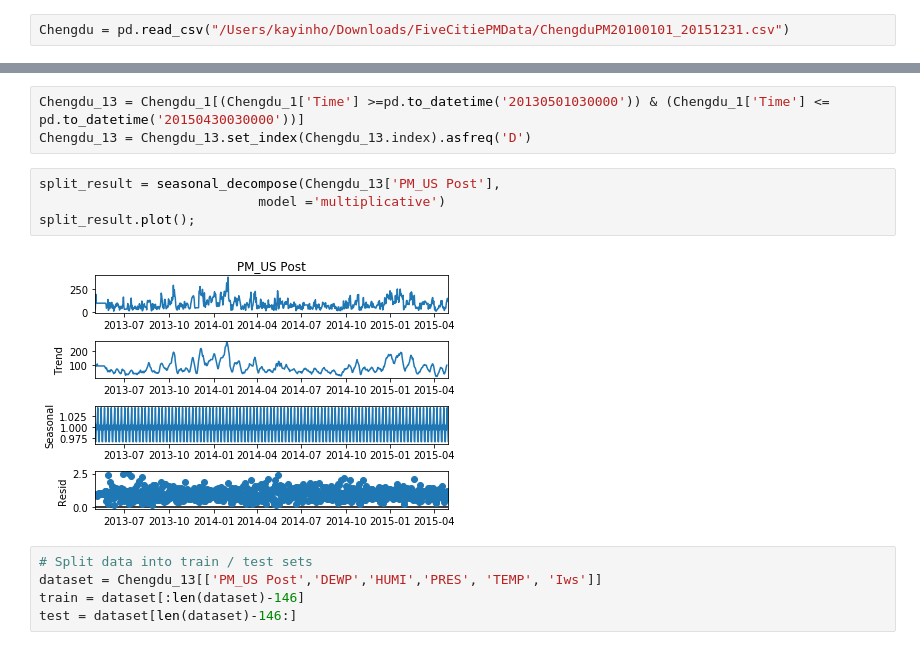
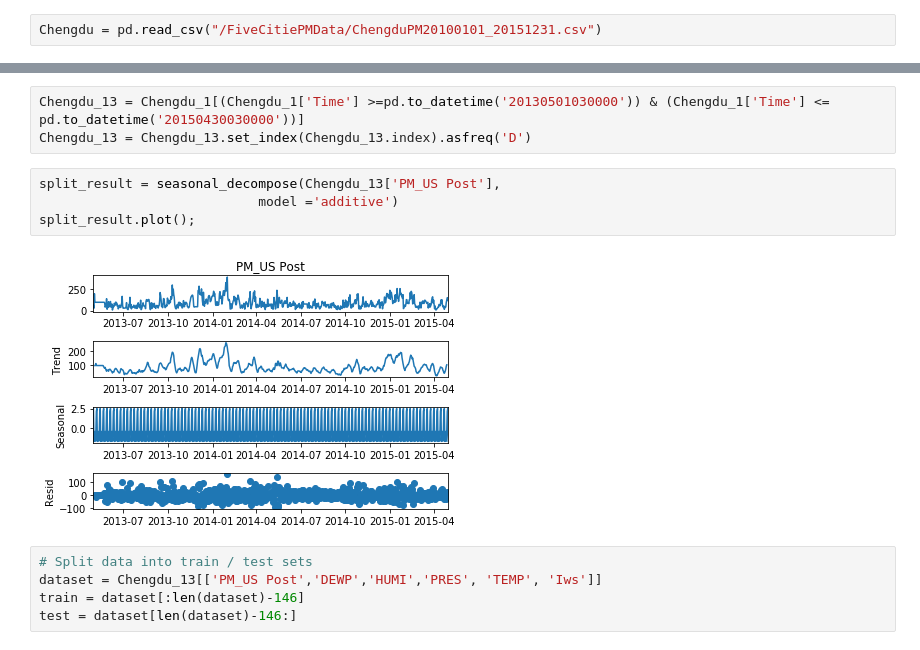
Before and after one commit to A-Y-Yang/Math-564-Time-Series-PM2.5-China-master, a Jupyter notebook: VAR/Chengdu-(daily)-(VAR).ipynb, the cells around one changed output, grey strips where cells are left out. Drawn from its saved outputs; the diff is of its cells as text.

```diff
--- a/VAR/Chengdu-(daily)-(VAR).ipynb
+++ b/VAR/Chengdu-(daily)-(VAR).ipynb
@@ -27,7 +27,7 @@ from sklearn import datasets
 import warnings
 warnings.filterwarnings("ignore")
 # %%
-Chengdu = pd.read_csv("/Users/kayinho/Downloads/FiveCitiePMData/ChengduPM20100101_20151231.csv")
+Chengdu = pd.read_csv("/FiveCitiePMData/ChengduPM20100101_20151231.csv")
 # %%
 Chengdu.drop(['PM_Caotangsi', 'PM_Shahepu','season', 'precipitation', 'Iprec', 'cbwd'],
                axis=1,
@@ -48,10 +48,10 @@ Chengdu_13 = Chengdu_1[(Chengdu_1['Time'] >=pd.to_datetime('20130501030000')) &
 Chengdu_13 = Chengdu_13.set_index(Chengdu_13.index).asfreq('D')
 # %%
 split_result = seasonal_decompose(Chengdu_13['PM_US Post'],
-                            model ='multiplicative')
+                            model ='additive')
 split_result.plot();
 # %% [output]
-[figure, old version]
+[figure, new version]
 # %%
 # Split data into train / test sets
 dataset = Chengdu_13[['PM_US Post','DEWP','HUMI','PRES', 'TEMP', 'Iws']]
```
Also changed, not shown: parts of 12 cells of this notebook, 5 other files.
